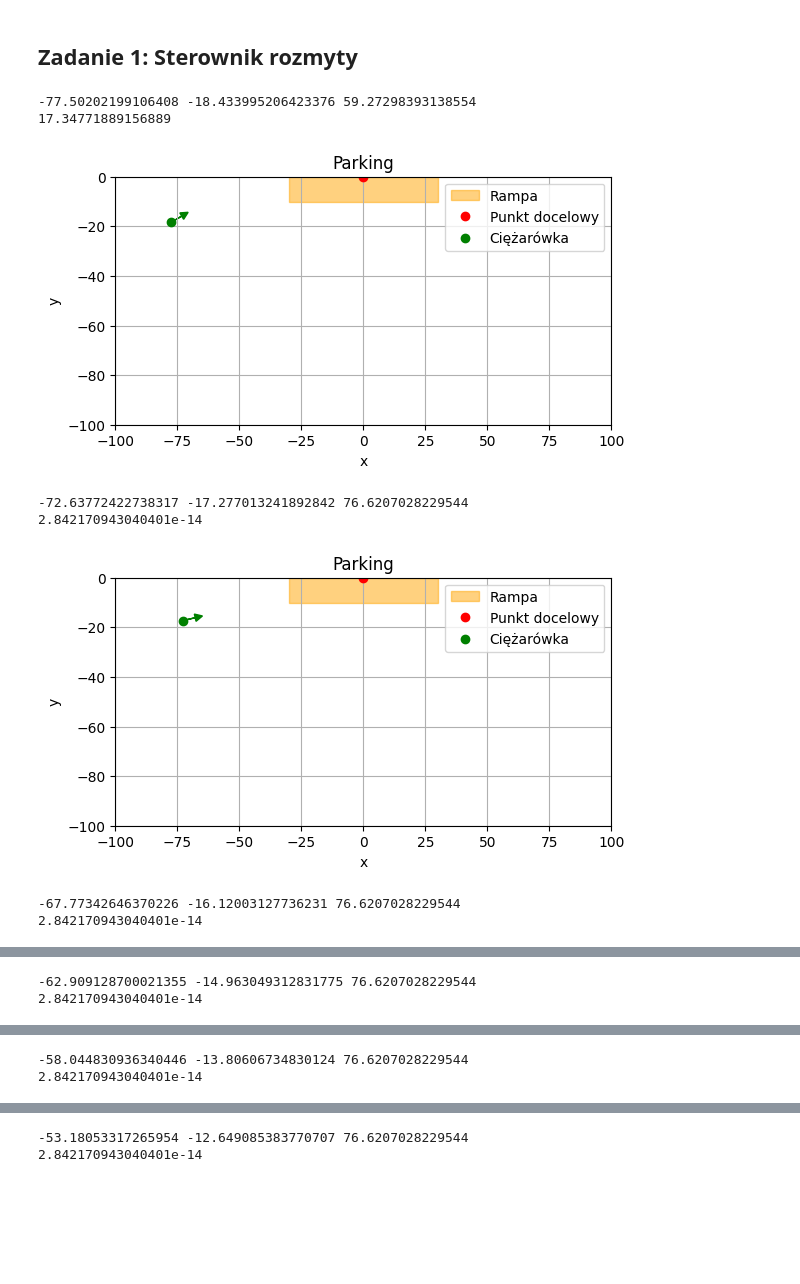
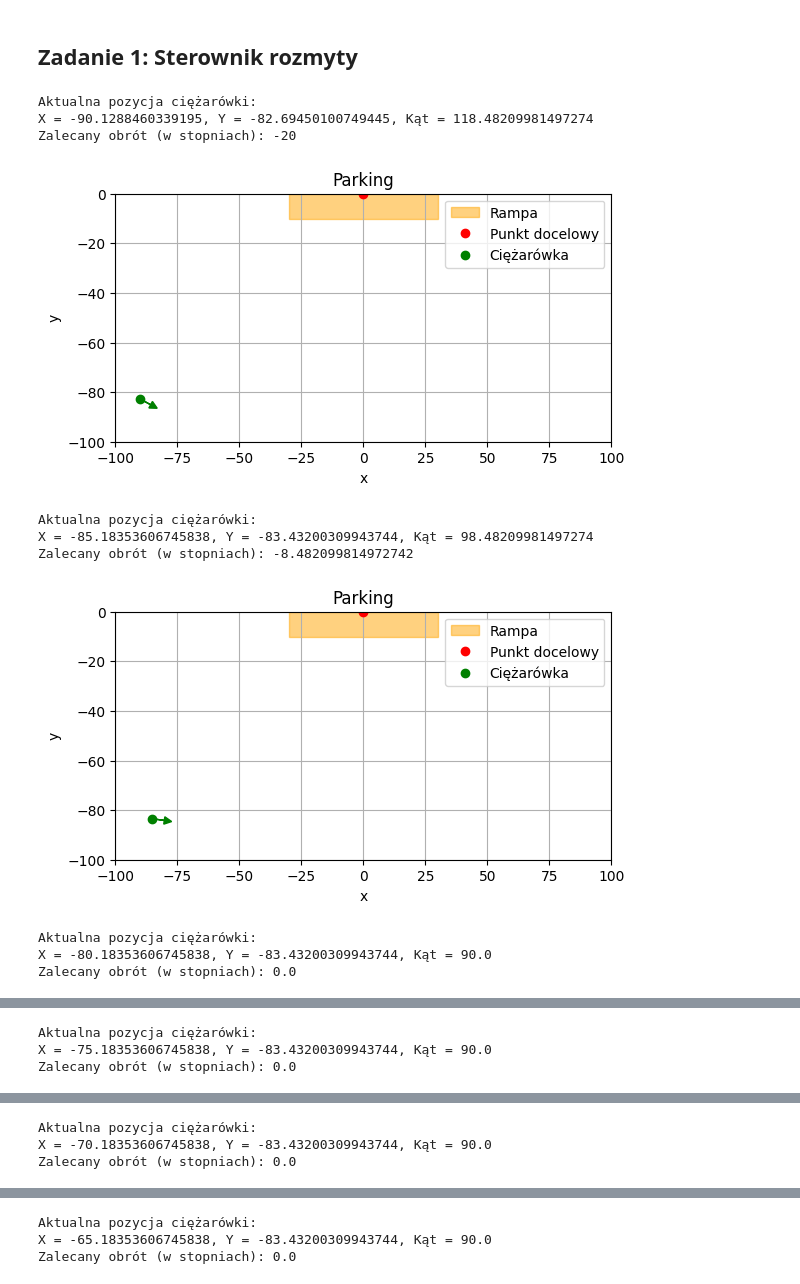
Before and after one commit to 5362396/AIS, a Jupyter notebook: Zad08 - Fuzzy controller/zad08.ipynb, the cells around one changed output, grey strips where cells are left out. Drawn from its saved outputs; the diff is of its cells as text; code cells hidden in the pictures; blank space fills up the shorter version.

```diff
--- a/Zad08 - Fuzzy controller/zad08.ipynb
+++ b/Zad08 - Fuzzy controller/zad08.ipynb
@@ -26,11 +24,17 @@ class PojazdPolozenie:
         self.kat = np.random.uniform(KAT_ZAKRES[0], KAT_ZAKRES[1])
 # %%
 def zwroc_odpowiedz(polozenie):
-    x = RAMPA_SRODEK[0] - polozenie.x
-    y = RAMPA_SRODEK[1] - polozenie.y
-    kat_docelowy = math.degrees(math.atan2(x, y))  # https://en.wikipedia.org/wiki/Atan2#/media/File:Atan2_differs_from_arctan.png
-    roznica_katow = kat_docelowy - polozenie.kat
-    roznica_katow = (roznica_katow + 180) % 360 - 180
+    if not (RAMPA_X_ZASIEG[0] <= polozenie.x <= RAMPA_X_ZASIEG[1]):  # Tylko w kierunku x punktu docelowego żeby wjechać pod odpowiednim kątem.
+        x = RAMPA_SRODEK[0] - polozenie.x
+        kat_docelowy_x = math.degrees(math.atan2(x, 0))
+        roznica_katow = kat_docelowy_x - polozenie.kat
+    else:
+        x = RAMPA_SRODEK[0] - polozenie.x
+        y = RAMPA_SRODEK[1] - polozenie.y
+        kat_docelowy = math.degrees(math.atan2(x, y))  # https://en.wikipedia.org/wiki/Atan2#/media/File:Atan2_differs_from_arctan.png
+        roznica_katow = kat_docelowy - polozenie.kat
+
+    roznica_katow = (roznica_katow + KAT_ZAKRES[1]) % KAT_ZASIEG + KAT_ZAKRES[0]  # Modulo jeśli wykroczy poza zakres kątów.
     return max(OBROT_ZAKRES[0], min(OBROT_ZAKRES[1], roznica_katow))
 # %%
 def rysuj_iteracje(polozenie):
@@ -58,29 +62,33 @@ def rysuj_iteracje(polozenie):
 # %%
 pojazd = PojazdPolozenie()
 while True:
     obrot = zwroc_odpowiedz(pojazd)
-    print(pojazd.x, pojazd.y, pojazd.kat)
-    print(obrot)
+    print(f'Aktualna pozycja ciężarówki:\nX = {pojazd.x}, Y = {pojazd.y}, Kąt = {pojazd.kat}')
+    print('Zalecany obrót (w stopniach):', obrot)
     rysuj_iteracje(pojazd)
-    pojazd.kat = (pojazd.kat + obrot + 180) % 360 - 180
+
+    pojazd.kat = (pojazd.kat + obrot + 180) % KAT_ZASIEG - 180
     pojazd.x += RUCH_SKOK * math.sin(math.radians(pojazd.kat))
     pojazd.y += RUCH_SKOK * math.cos(math.radians(pojazd.kat))
 
     if (RAMPA_X_ZASIEG[0] <= pojazd.x <= RAMPA_X_ZASIEG[1] and
         RAMPA_Y_ZASIEG[0] <= pojazd.y <= RAMPA_Y_ZASIEG[1] and
         RAMPA_KAT_DOCELOWY[0] <= pojazd.kat <= RAMPA_KAT_DOCELOWY[1]):
         print('Ciężarówka osiągnęła cel!')
         break
     if not (X_ZAKRES[0] <= pojazd.x <= X_ZAKRES[1] and
             Y_ZAKRES[0] <= pojazd.y <= Y_ZAKRES[1]):
         print('Ciężarówka wypadła z trasy!')
         break
 # %% [output]
--77.50202199106408 -18.433995206423376 59.27298393138554
-17.34771889156889
+Aktualna pozycja ciężarówki:
+X = -90.1288460339195, Y = -82.69450100749445, Kąt = 118.48209981497274
+Zalecany obrót (w stopniach): -20
-[figure, old version]
+[figure, new version]
--72.63772422738317 -17.277013241892842 76.6207028229544
-2.842170943040401e-14
+Aktualna pozycja ciężarówki:
+X = -85.18353606745838, Y = -83.43200309943744, Kąt = 98.48209981497274
+Zalecany obrót (w stopniach): -8.482099814972742
-[figure, old version]
+[figure, new version]
--67.77342646370226 -16.12003127736231 76.6207028229544
-2.842170943040401e-14
+Aktualna pozycja ciężarówki:
+X = -80.18353606745838, Y = -83.43200309943744, Kąt = 90.0
+Zalecany obrót (w stopniach): 0.0
@@ -88,2 +96,3 @@ while True:
--62.909128700021355 -14.963049312831775 76.6207028229544
-2.842170943040401e-14
+Aktualna pozycja ciężarówki:
+X = -75.18353606745838, Y = -83.43200309943744, Kąt = 90.0
+Zalecany obrót (w stopniach): 0.0
@@ -91,2 +100,3 @@ while True:
--58.044830936340446 -13.80606734830124 76.6207028229544
-2.842170943040401e-14
+Aktualna pozycja ciężarówki:
+X = -70.18353606745838, Y = -83.43200309943744, Kąt = 90.0
+Zalecany obrót (w stopniach): 0.0
@@ -94,2 +104,3 @@ while True:
--53.18053317265954 -12.649085383770707 76.6207028229544
-2.842170943040401e-14
+Aktualna pozycja ciężarówki:
+X = -65.18353606745838, Y = -83.43200309943744, Kąt = 90.0
+Zalecany obrót (w stopniach): 0.0
```
Also changed, not shown: parts of 2 cells of this notebook.
